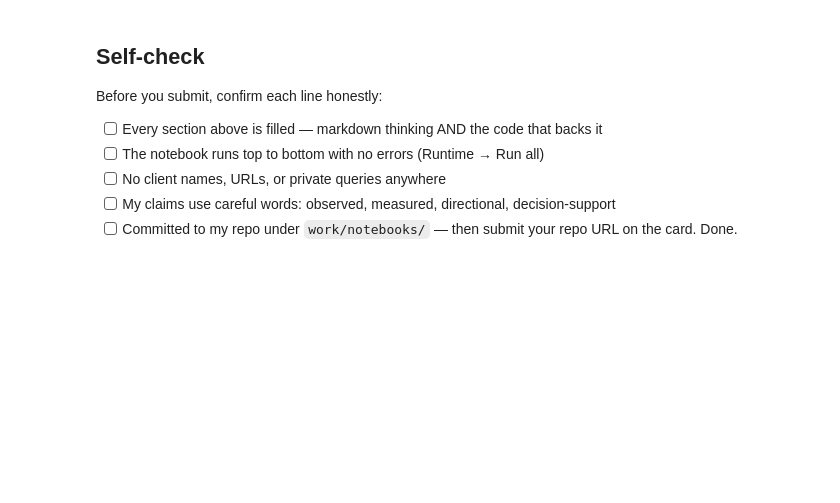
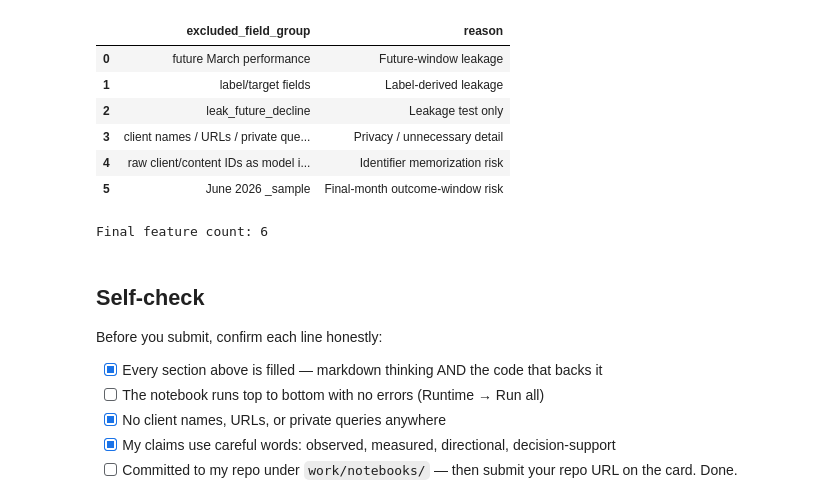
Before and after one commit to 2k24csaiml1e2411265-wq/ML_starter_FlyrankAI, a Jupyter notebook: work/notebooks/w03_feature_leakage_check.ipynb, the cells around one changed output. Drawn from its saved outputs; the diff is of its cells as text; code cells hidden in the pictures; blank space fills up the shorter version.

```diff
--- a/work/notebooks/w03_feature_leakage_check.ipynb
+++ b/work/notebooks/w03_feature_leakage_check.ipynb
@@ -37,10 +123,23 @@ This skeleton is yours to fill. Work the sections **in order** — each one has
+# %%
+excluded=pd.DataFrame([
+['future March performance','Future-window leakage'],['label/target fields','Label-derived leakage'],['leak_future_decline','Leakage test only'],['client names / URLs / private queries','Privacy / unnecessary detail'],['raw client/content IDs as model inputs','Identifier memorization risk'],['June 2026 _sample','Final-month outcome-window risk']],columns=['excluded_field_group','reason'])
+display(excluded); print('Final feature count:',len(feature_cols))
+# %% [output]
+|  | excluded_field_group | reason |
+| 0 | future March performance | Future-window leakage |
+| 1 | label/target fields | Label-derived leakage |
+| 2 | leak_future_decline | Leakage test only |
+| 3 | client names / URLs / private que... | Privacy / unnecessary detail |
+| 4 | raw client/content IDs as model i... | Identifier memorization risk |
+| 5 | June 2026 _sample | Final-month outcome-window risk |
+Final feature count: 6
 # %% [markdown]
 ## Self-check
 
 Before you submit, confirm each line honestly:
 
-- [ ] Every section above is filled — markdown thinking AND the code that backs it
+- [x] Every section above is filled — markdown thinking AND the code that backs it
 - [ ] The notebook runs top to bottom with no errors (Runtime → Run all)
-- [ ] No client names, URLs, or private queries anywhere
-- [ ] My claims use careful words: observed, measured, directional, decision-support
+- [x] No client names, URLs, or private queries anywhere
+- [x] My claims use careful words: observed, measured, directional, decision-support
 - [ ] Committed to my repo under `work/notebooks/` — then submit your repo URL on the card. Done.
```
Also changed, not shown: parts of 15 cells of this notebook.
